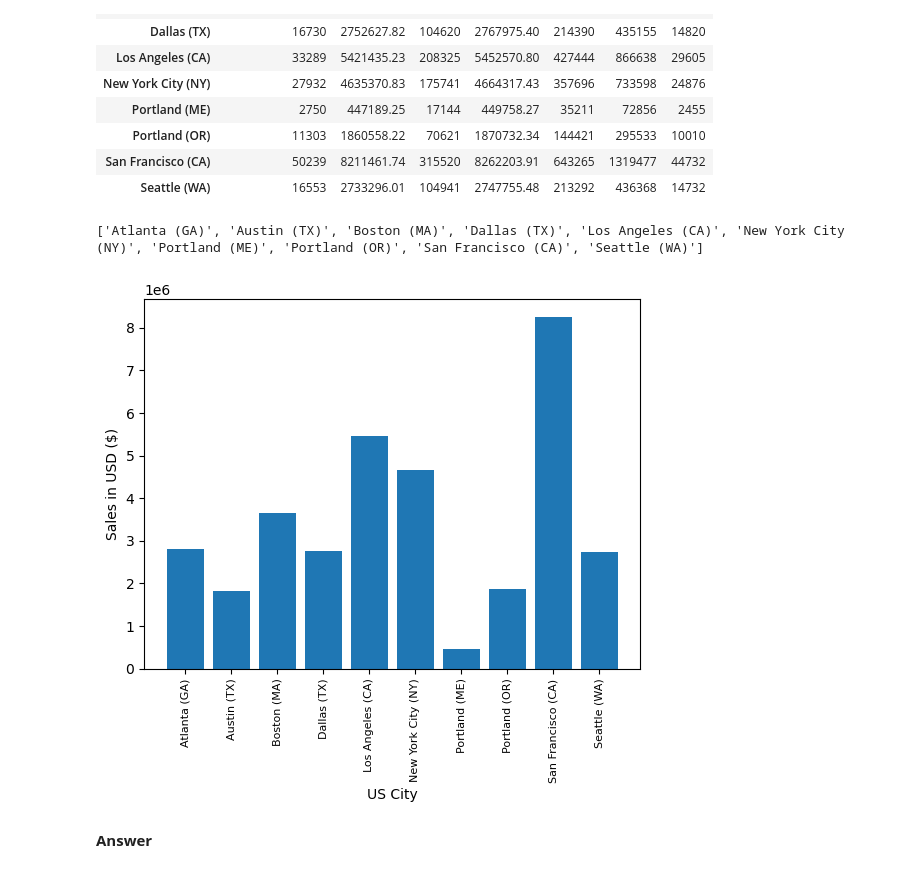
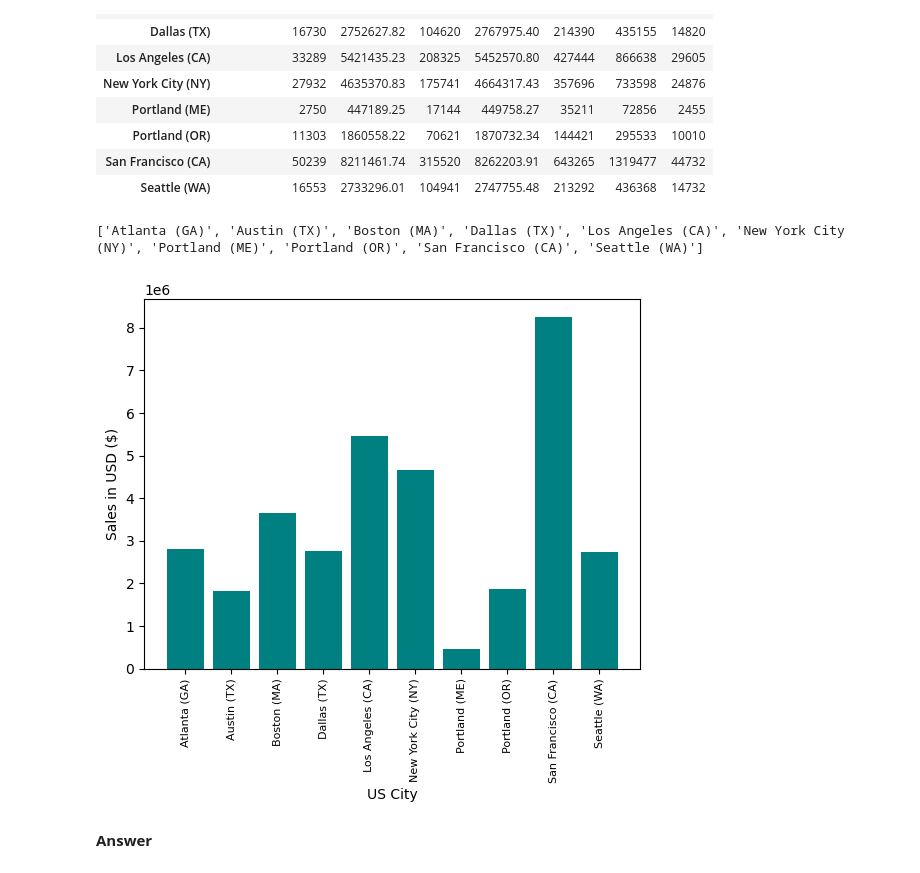
Before and after one commit to dark-teal-coder/ttr-py-data-analysis-pandas-gadget-sales, a Jupyter notebook: analyze-tech-gadgets-2019.ipynb, the cells around one changed output. Cells and saved outputs as stored; diff of their text form; code cells hidden in the pictures.

```diff
--- a/analyze-tech-gadgets-2019.ipynb
+++ b/analyze-tech-gadgets-2019.ipynb
@@ -265,19 +265,19 @@ df_all_sales.groupby(['City']).sum()
 # %%
 ## Visualize the results
 # cities = [x for x in df_all_sales.groupby(['City'])]
 # cities = [key for key, value in df_all_sales.groupby(['City'])]
 # cities = [city for city, df in df_all_sales.groupby(['City'])]
 cities = [city_and_df[0] for city_and_df in df_all_sales.groupby(['City'])]
 print(cities)
 
-plt.bar(cities, df_all_sales.groupby(['City']).sum()['Sales'])
+plt.bar(cities, df_all_sales.groupby(['City']).sum()['Sales'], color='#008080')
 plt.xlabel('US City')
 plt.ylabel('Sales in USD ($)')
 plt.xticks(cities, rotation='vertical', size=8)
 plt.show()
 # %% [output]
 ['Atlanta (GA)', 'Austin (TX)', 'Boston (MA)', 'Dallas (TX)', 'Los Angeles (CA)', 'New York City (NY)', 'Portland (ME)', 'Portland (OR)', 'San Francisco (CA)', 'Seattle (WA)']
-[figure, old version]
+[figure, new version]
 # %% [markdown]
 **Answer**
 # %% [markdown]
```
Also changed, not shown: parts of 3 cells of this notebook.
